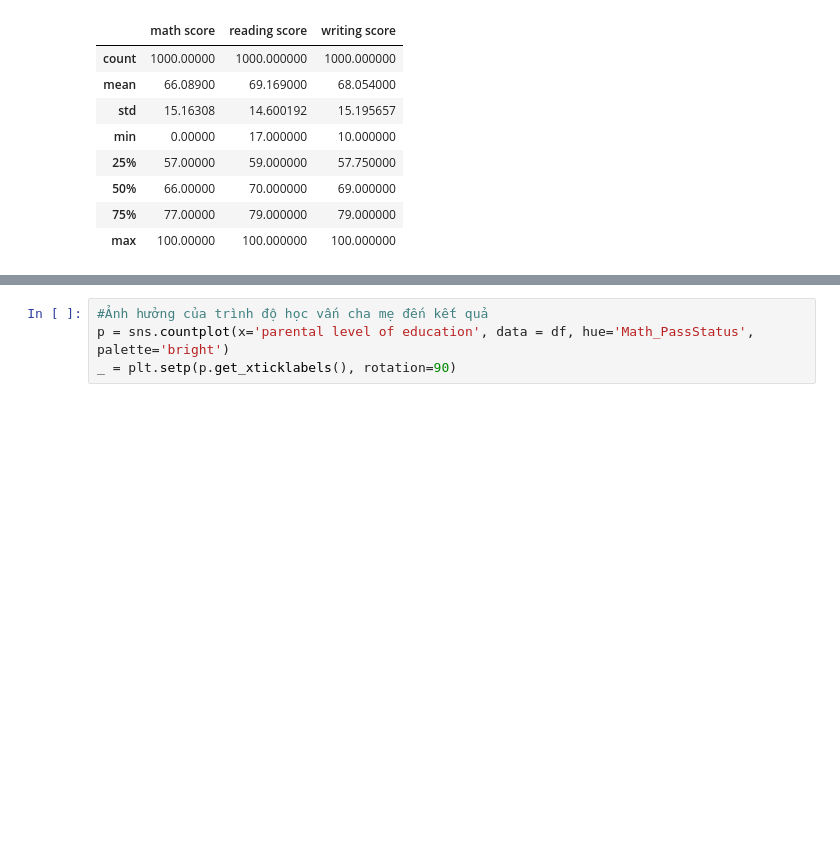
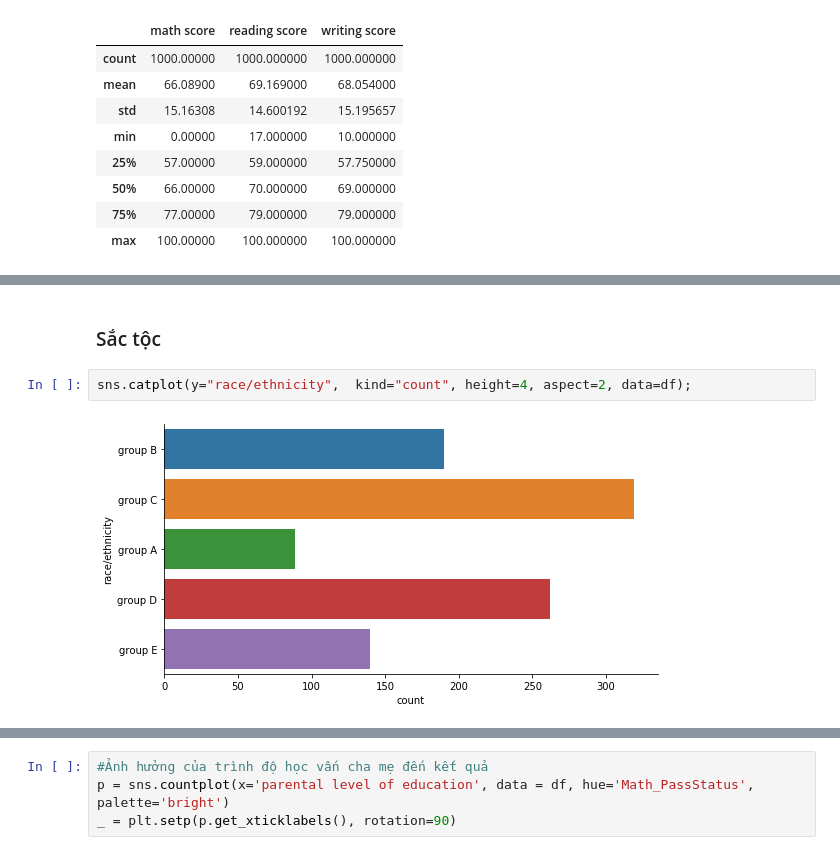
Before and after one commit to LuuHung99/Datamining, a Jupyter notebook: dataMining.ipynb, the cells around one changed output, grey strips where cells are left out. Cells and saved outputs as stored; diff of their text form; blank space fills up the shorter version.

```diff
--- a/dataMining.ipynb
+++ b/dataMining.ipynb
@@ -54,0 +69,6 @@ dtype: int64
+# %% [markdown]
+### Sắc tộc
+# %%
+sns.catplot(y="race/ethnicity",  kind="count", height=4, aspect=2, data=df);
+# %% [output]
+[figure, added]
```
Also changed, not shown: parts of 24 cells of this notebook.
